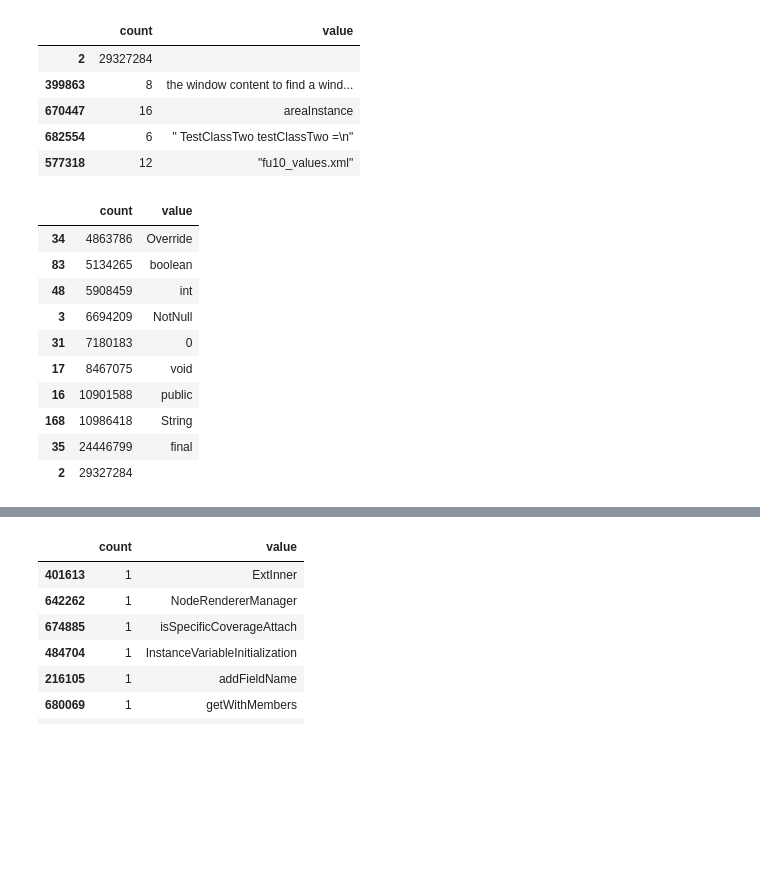
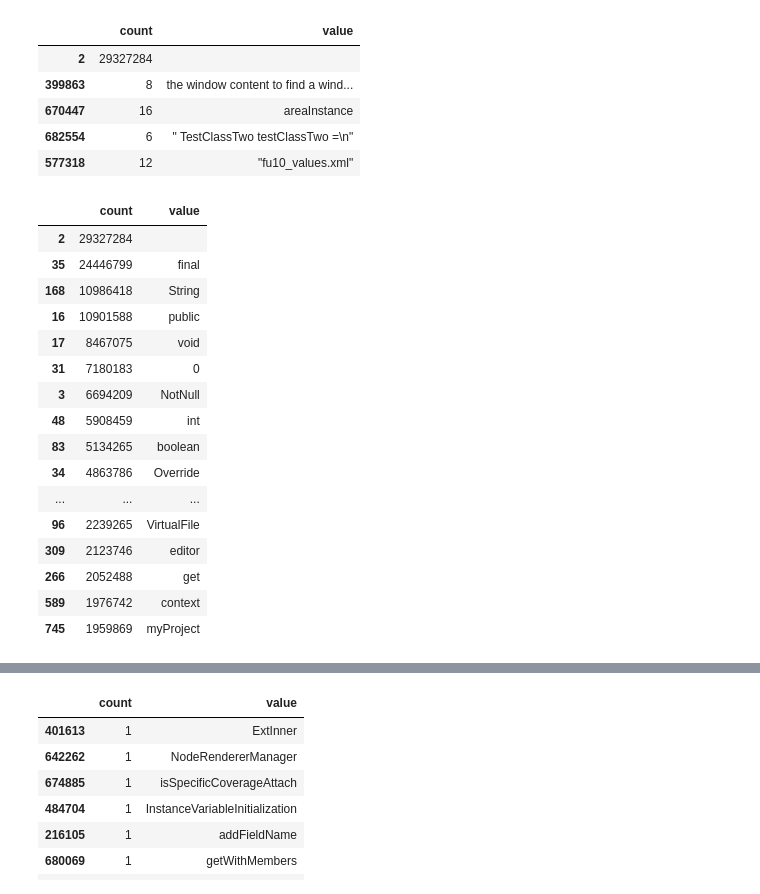
Before and after one commit to JetBrains-Research/codestyle, a Jupyter notebook: data/data_stats.ipynb, the cells around one changed output, grey strips where cells are left out. Cells and saved outputs as stored; diff of their text form; code cells hidden in the pictures; blank space fills up the shorter version.

Commit message:
Suspicious token stats

```diff
--- a/data/data_stats.ipynb
+++ b/data/data_stats.ipynb
@@ -129,16 +129,22 @@ tokens.head()
 | 682554 | 6 | " TestClassTwo testClassTwo =\n" |
 | 577318 | 12 | "fu10_values.xml" |
 # %%
-tokens.sort_values(by=['count']).iloc[-10:]
+tokens.sort_values(by=['count'], ascending=False).iloc[:30]
 # %% [output]
 |  | count | value |
+| 2 | 29327284 |  |
+| 35 | 24446799 | final |
+| 168 | 10986418 | String |
+| 16 | 10901588 | public |
+| 17 | 8467075 | void |
+| 31 | 7180183 | 0 |
+| 3 | 6694209 | NotNull |
+| 48 | 5908459 | int |
+| 83 | 5134265 | boolean |
 | 34 | 4863786 | Override |
-| 83 | 5134265 | boolean |
-| 48 | 5908459 | int |
-| 3 | 6694209 | NotNull |
-| 31 | 7180183 | 0 |
-| 17 | 8467075 | void |
-| 16 | 10901588 | public |
-| 168 | 10986418 | String |
-| 35 | 24446799 | final |
-| 2 | 29327284 |  |
+| ... | ... | ... |
+| 96 | 2239265 | VirtualFile |
+| 309 | 2123746 | editor |
+| 266 | 2052488 | get |
+| 589 | 1976742 | context |
+| 745 | 1959869 | myProject |
```
Also changed, not shown: parts of 3 cells of this notebook.
